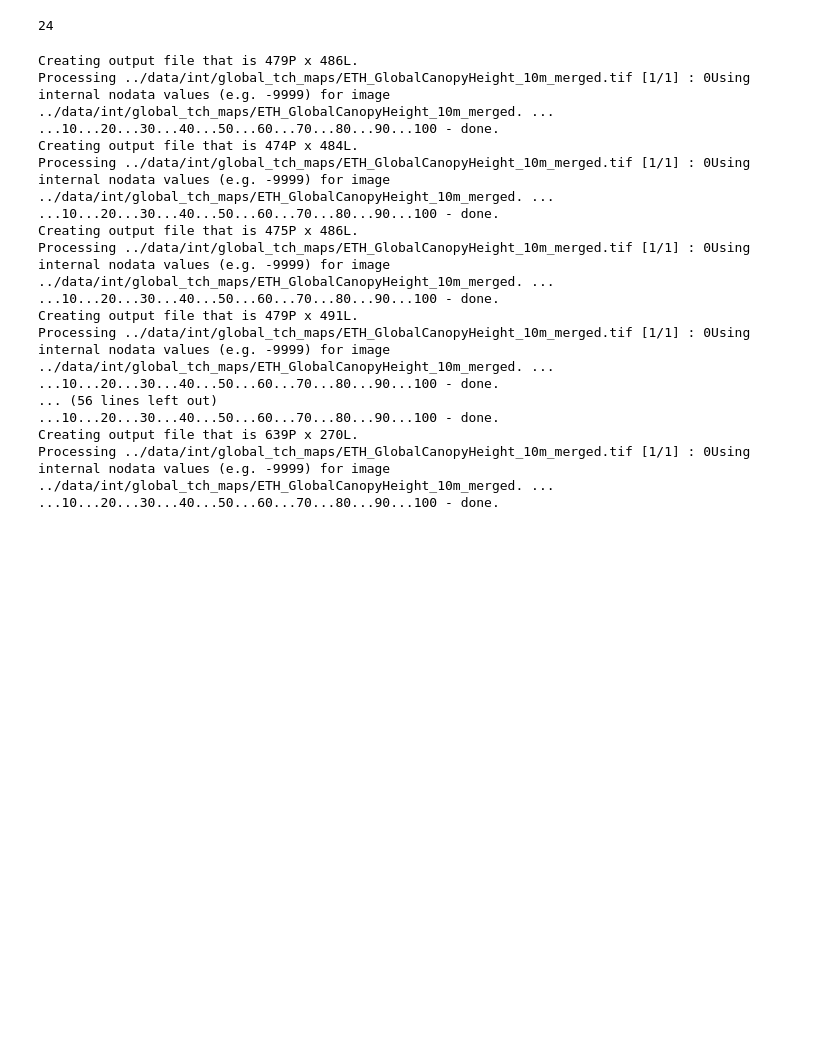
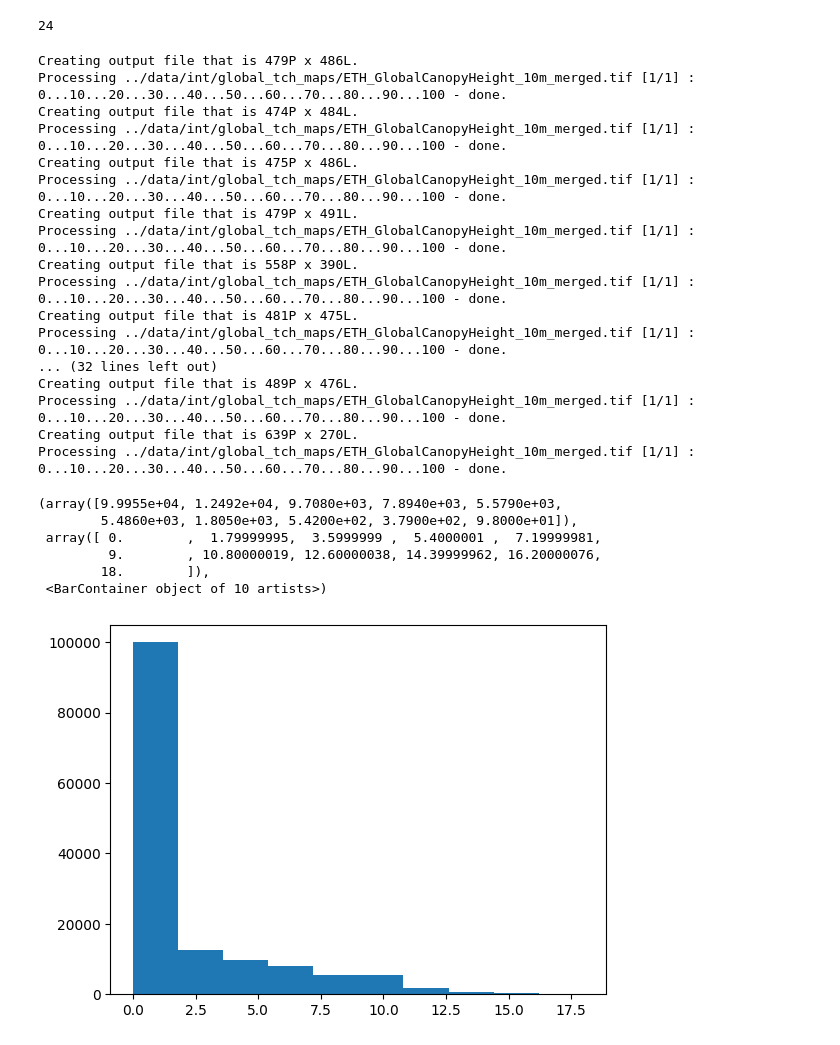
Before and after one commit to estherrolf/tree_mapping, a Jupyter notebook: process_data/prepare_tch_reference_data.ipynb, the cells around one changed output. Drawn from its saved outputs; the diff is of its cells as text; code cells hidden in the pictures; blank space fills up the shorter version.

Commit message:
updating sentinel to be the right time, clean nadata handling ineval of ETH data

```diff
--- a/process_data/prepare_tch_reference_data.ipynb
+++ b/process_data/prepare_tch_reference_data.ipynb
@@ -69,6 +68,7 @@ len(site_names)
 # %% [output]
 24
 # %%
+reload(geo_utils)
 for site_name in site_names:
     # find the label file
     tif_fns = os.listdir(os.path.join(label_dir, site_name))
@@ -85,22 +85,23 @@ for site_name in site_names:
                               verbose=False,
                               output_type='Float32',
                               resampling="average",
+                              src_nodata='255',
                               output_nodata='-9999.')
 # %% [output]
 Creating output file that is 479P x 486L.
-Processing ../data/int/global_tch_maps/ETH_GlobalCanopyHeight_10m_merged.tif [1/1] : 0Using internal nodata values (e.g. -9999) for image ../data/int/global_tch_maps/ETH_GlobalCanopyHeight_10m_merged. ...
-...10...20...30...40...50...60...70...80...90...100 - done.
+Processing ../data/int/global_tch_maps/ETH_GlobalCanopyHeight_10m_merged.tif [1/1] : 0...10...20...30...40...50...60...70...80...90...100 - done.
 Creating output file that is 474P x 484L.
-Processing ../data/int/global_tch_maps/ETH_GlobalCanopyHeight_10m_merged.tif [1/1] : 0Using internal nodata values (e.g. -9999) for image ../data/int/global_tch_maps/ETH_GlobalCanopyHeight_10m_merged. ...
-...10...20...30...40...50...60...70...80...90...100 - done.
+Processing ../data/int/global_tch_maps/ETH_GlobalCanopyHeight_10m_merged.tif [1/1] : 0...10...20...30...40...50...60...70...80...90...100 - done.
 Creating output file that is 475P x 486L.
-Processing ../data/int/global_tch_maps/ETH_GlobalCanopyHeight_10m_merged.tif [1/1] : 0Using internal nodata values (e.g. -9999) for image ../data/int/global_tch_maps/ETH_GlobalCanopyHeight_10m_merged. ...
-...10...20...30...40...50...60...70...80...90...100 - done.
+Processing ../data/int/global_tch_maps/ETH_GlobalCanopyHeight_10m_merged.tif [1/1] : 0...10...20...30...40...50...60...70...80...90...100 - done.
 Creating output file that is 479P x 491L.
-Processing ../data/int/global_tch_maps/ETH_GlobalCanopyHeight_10m_merged.tif [1/1] : 0Using internal nodata values (e.g. -9999) for image ../data/int/global_tch_maps/ETH_GlobalCanopyHeight_10m_merged. ...
-...10...20...30...40...50...60...70...80...90...100 - done.
-... (56 lines left out)
-...10...20...30...40...50...60...70...80...90...100 - done.
+Processing ../data/int/global_tch_maps/ETH_GlobalCanopyHeight_10m_merged.tif [1/1] : 0...10...20...30...40...50...60...70...80...90...100 - done.
+Creating output file that is 558P x 390L.
+Processing ../data/int/global_tch_maps/ETH_GlobalCanopyHeight_10m_merged.tif [1/1] : 0...10...20...30...40...50...60...70...80...90...100 - done.
+Creating output file that is 481P x 475L.
+Processing ../data/int/global_tch_maps/ETH_GlobalCanopyHeight_10m_merged.tif [1/1] : 0...10...20...30...40...50...60...70...80...90...100 - done.
+... (32 lines left out)
+Creating output file that is 489P x 476L.
+Processing ../data/int/global_tch_maps/ETH_GlobalCanopyHeight_10m_merged.tif [1/1] : 0...10...20...30...40...50...60...70...80...90...100 - done.
 Creating output file that is 639P x 270L.
-Processing ../data/int/global_tch_maps/ETH_GlobalCanopyHeight_10m_merged.tif [1/1] : 0Using internal nodata values (e.g. -9999) for image ../data/int/global_tch_maps/ETH_GlobalCanopyHeight_10m_merged. ...
-...10...20...30...40...50...60...70...80...90...100 - done.
+Processing ../data/int/global_tch_maps/ETH_GlobalCanopyHeight_10m_merged.tif [1/1] : 0...10...20...30...40...50...60...70...80...90...100 - done.
@@ -106,0 +110,13 @@ Processing ../data/int/global_tch_maps/ETH_GlobalCanopyHeight_10m_merged.tif [1/
+# %%
+with rasterio.open(output_fn) as f:
+    data = f.read()
+# %%
+plt.hist(data[data != -9999.].ravel())
+# %% [output]
+(array([9.9955e+04, 1.2492e+04, 9.7080e+03, 7.8940e+03, 5.5790e+03,
+        5.4860e+03, 1.8050e+03, 5.4200e+02, 3.7900e+02, 9.8000e+01]),
+ array([ 0.        ,  1.79999995,  3.5999999 ,  5.4000001 ,  7.19999981,
+         9.        , 10.80000019, 12.60000038, 14.39999962, 16.20000076,
+        18.        ]),
+ <BarContainer object of 10 artists>)
+[figure, added]
```
Also changed, not shown: parts of 7 cells of this notebook, 8 other files.
